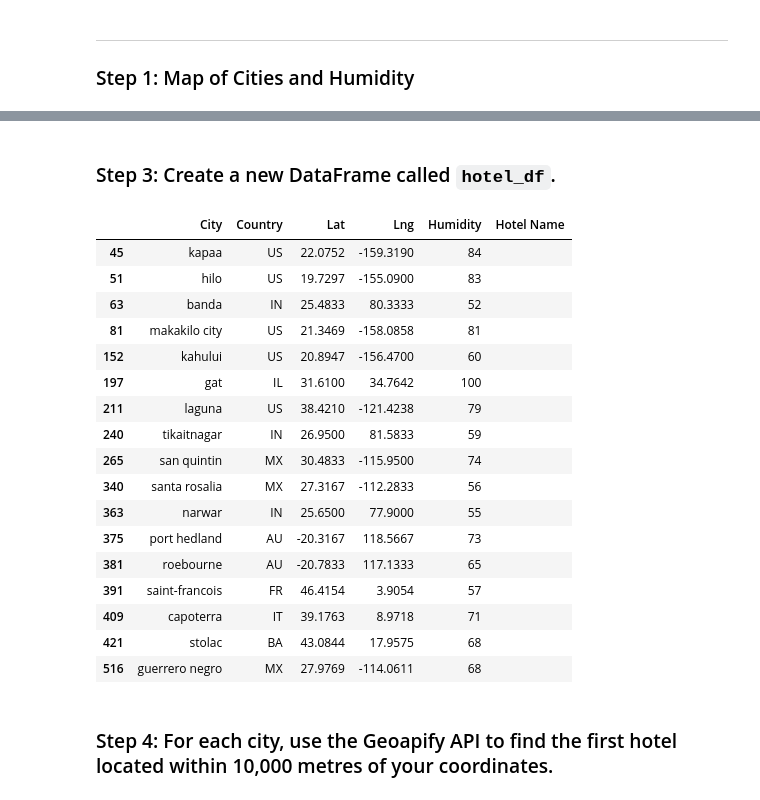
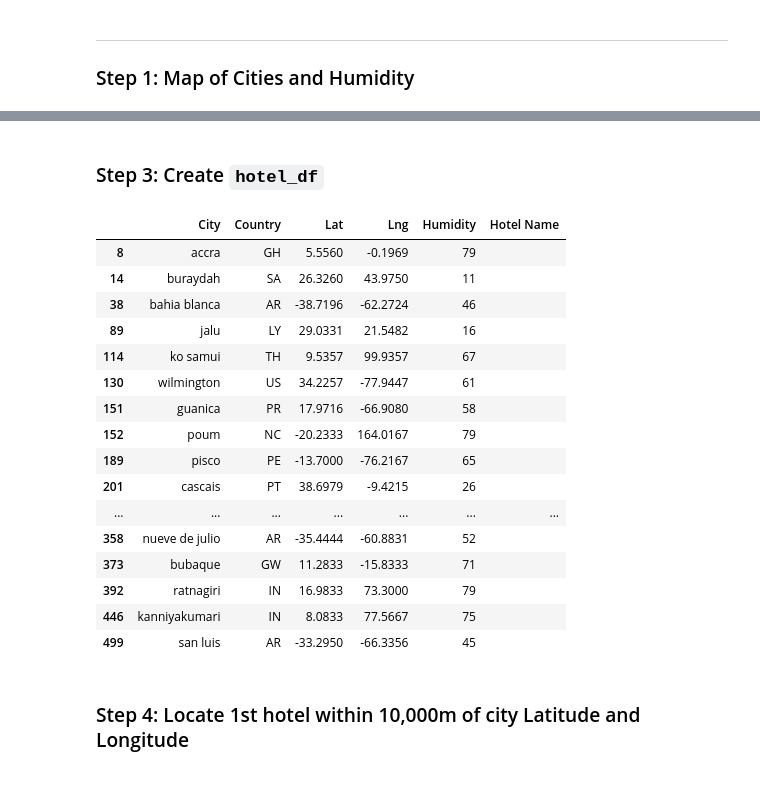
Before and after one commit to zachaa/python-api-challenge, a Jupyter notebook: VacationPy.ipynb, the cells around one changed output, grey strips where cells are left out. Cells and saved outputs as stored; diff of their text form; code cells hidden in the pictures.

```diff
--- a/VacationPy.ipynb
+++ b/VacationPy.ipynb
@@ -78,0 +51,6 @@ humidity_plot
+# %%
+# Narrow down cities that fit criteria and drop any results with null values
+ideal_weather_df = city_data_df[city_data_df["Max Temp"].between(24, 30)\
+                                & city_data_df["Wind Speed"].between(4, 10)\
+                                & city_data_df["Cloudiness"].between(0, 15)].dropna()
+ideal_weather_df.head()
@@ -79,33 +64,28 @@ humidity_plot
 # %% [markdown]
-### Step 3: Create a new DataFrame called `hotel_df`.
+### Step 3: Create `hotel_df`
 # %%
 # Use the Pandas copy function to create DataFrame called hotel_df to store the city, country, coordinates, and humidity
-# YOUR CODE HERE
-
-# Add an empty column, "Hotel Name," to the DataFrame so you can store the hotel found using the Geoapify API
-# YOUR CODE HERE
-
-# Display sample data
-# YOUR CODE HERE
+hotel_df = ideal_weather_df[["City", "Country", "Lat", "Lng", "Humidity"]].copy()
+hotel_df["Hotel Name"] = ""
+hotel_df
 # %% [output]
 |  | City | Country | Lat | Lng | Humidity | Hotel Name |
-| 45 | kapaa | US | 22.0752 | -159.3190 | 84 |  |
-| 51 | hilo | US | 19.7297 | -155.0900 | 83 |  |
-| 63 | banda | IN | 25.4833 | 80.3333 | 52 |  |
-| 81 | makakilo city | US | 21.3469 | -158.0858 | 81 |  |
-| 152 | kahului | US | 20.8947 | -156.4700 | 60 |  |
-| 197 | gat | IL | 31.6100 | 34.7642 | 100 |  |
-| 211 | laguna | US | 38.4210 | -121.4238 | 79 |  |
-| 240 | tikaitnagar | IN | 26.9500 | 81.5833 | 59 |  |
-| 265 | san quintin | MX | 30.4833 | -115.9500 | 74 |  |
-| 340 | santa rosalia | MX | 27.3167 | -112.2833 | 56 |  |
-| 363 | narwar | IN | 25.6500 | 77.9000 | 55 |  |
-| 375 | port hedland | AU | -20.3167 | 118.5667 | 73 |  |
-| 381 | roebourne | AU | -20.7833 | 117.1333 | 65 |  |
-| 391 | saint-francois | FR | 46.4154 | 3.9054 | 57 |  |
-| 409 | capoterra | IT | 39.1763 | 8.9718 | 71 |  |
-| 421 | stolac | BA | 43.0844 | 17.9575 | 68 |  |
-| 516 | guerrero negro | MX | 27.9769 | -114.0611 | 68 |  |
+| 8 | accra | GH | 5.5560 | -0.1969 | 79 |  |
+| 14 | buraydah | SA | 26.3260 | 43.9750 | 11 |  |
+| 38 | bahia blanca | AR | -38.7196 | -62.2724 | 46 |  |
+| 89 | jalu | LY | 29.0331 | 21.5482 | 16 |  |
+| 114 | ko samui | TH | 9.5357 | 99.9357 | 67 |  |
+| 130 | wilmington | US | 34.2257 | -77.9447 | 61 |  |
+| 151 | guanica | PR | 17.9716 | -66.9080 | 58 |  |
+| 152 | poum | NC | -20.2333 | 164.0167 | 79 |  |
+| 189 | pisco | PE | -13.7000 | -76.2167 | 65 |  |
+| 201 | cascais | PT | 38.6979 | -9.4215 | 26 |  |
+| ... | ... | ... | ... | ... | ... | ... |
+| 358 | nueve de julio | AR | -35.4444 | -60.8831 | 52 |  |
+| 373 | bubaque | GW | 11.2833 | -15.8333 | 71 |  |
+| 392 | ratnagiri | IN | 16.9833 | 73.3000 | 79 |  |
+| 446 | kanniyakumari | IN | 8.0833 | 77.5667 | 75 |  |
+| 499 | san luis | AR | -33.2950 | -66.3356 | 45 |  |
-# %% [markdown]
-### Step 4: For each city, use the Geoapify API to find the first hotel located within 10,000 metres of your coordinates.
+# %% [markdown]
+### Step 4: Locate 1st hotel within 10,000m of city Latitude and Longitude
 # %%
```
Also changed, not shown: parts of 9 cells of this notebook.
